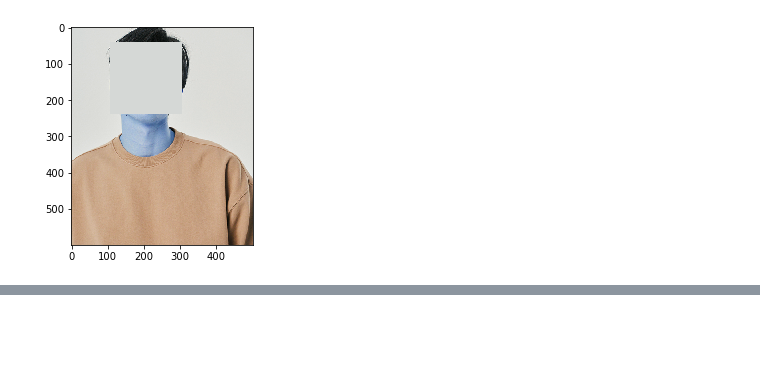
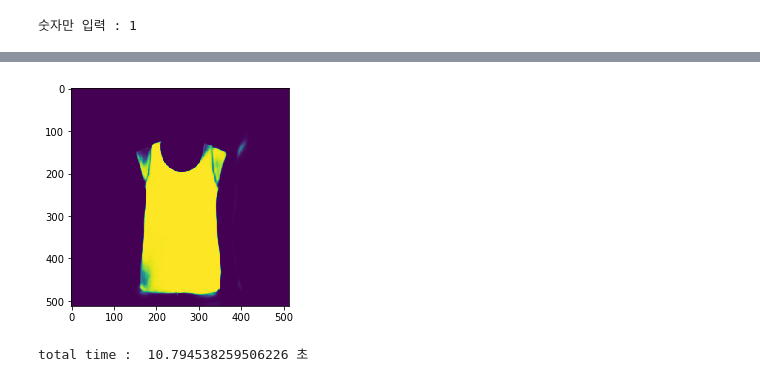
Before and after one commit to slmteruto/CAI, a Jupyter notebook: yhs/clothes_segmentation.ipynb, the cells around one changed output, grey strips where cells are left out. Saved outputs shown, nothing was run; the diff lists cells and outputs as text; code cells hidden in the pictures; blank space fills up the shorter version.

Commit message:
clothes_segmentation code update

```diff
--- a/yhs/clothes_segmentation.ipynb
+++ b/yhs/clothes_segmentation.ipynb
@@ -280,23 +16,0 @@ rgb값2 :  [ 59  98 165]
-# %%
-file_name = "08"
-img = cv.imread("img/clothes_test/"+file_name+".jpg")
-origin = img
-
-faceCascade = cv.CascadeClassifier("data/haarcascade_frontface.xml")
-
-gray = cv.cvtColor(img, cv.COLOR_BGR2GRAY)
-faces = faceCascade.detectMultiScale(gray, scaleFactor=1.3, minNeighbors=5, minSize=(15, 15))
-
-x,y,w,h = 0,0,0,0
-if len(faces) > 0:
-    for i in range(len(faces)):
-    # 얼굴 제거
-
-else :
-    # 경계값 부분
-    pass
-
-plt.imshow(img)
-plt.show()
-# %% [output]
-[figure, removed]
@@ -302,0 +69,35 @@ plt.show()
+# %%
+# f = sys.argv[1]
+# idx = int(sys.argv[1])
+idx = int(input("숫자만 입력 : "))
+files = os.listdir("Fashion-AI/input/")
+f = "Fashion-AI/input/"+files[i]
+o = "Fashion-AI/output/"+files[i].replace(".jpg", "")
+# %% [output]
+숫자만 입력 : 1
+# %%
+start_time = time.time()
+
+for i in range(idx) :
+
+#     f = "Fashion-AI/input/"+files[i]
+    f = "Fashion-AI/input/100667.jpg"
+#     test = cv.imread(f)
+#     plt.imshow(test)
+#     plt.show()
+    o = "Fashion-AI/output/"+files[i].replace(".jpg", "")
+    api    = fashion_tools(f)
+    image_ = api.get_dress(False)
+#     img = cv.cvtColor(image_, cv.COLOR_)
+
+    plt.imshow(image_)
+    plt.show()
+#     print("-----------------------------------------", str(i+1), "완료")
+#     print("")
+
+    cv.imwrite(o+"aa.png",image_)
+#     cv.imwrite(o+".jpg", img)
+
+end_time = time.time()
+print("total time : ", end_time - start_time, "초")
+# %% [output]
@@ -302,0 +105,2 @@ plt.show()
+[figure, added]
+total time :  10.794538259506226 초
```
Also changed, not shown: parts of 16 cells of this notebook.
